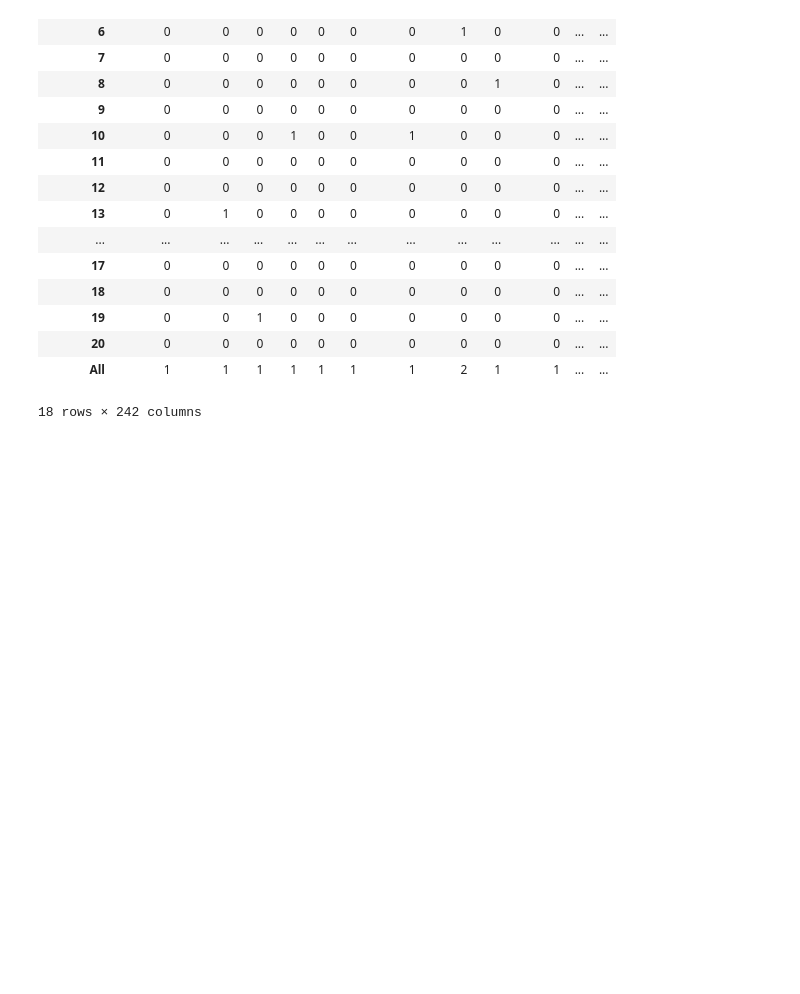
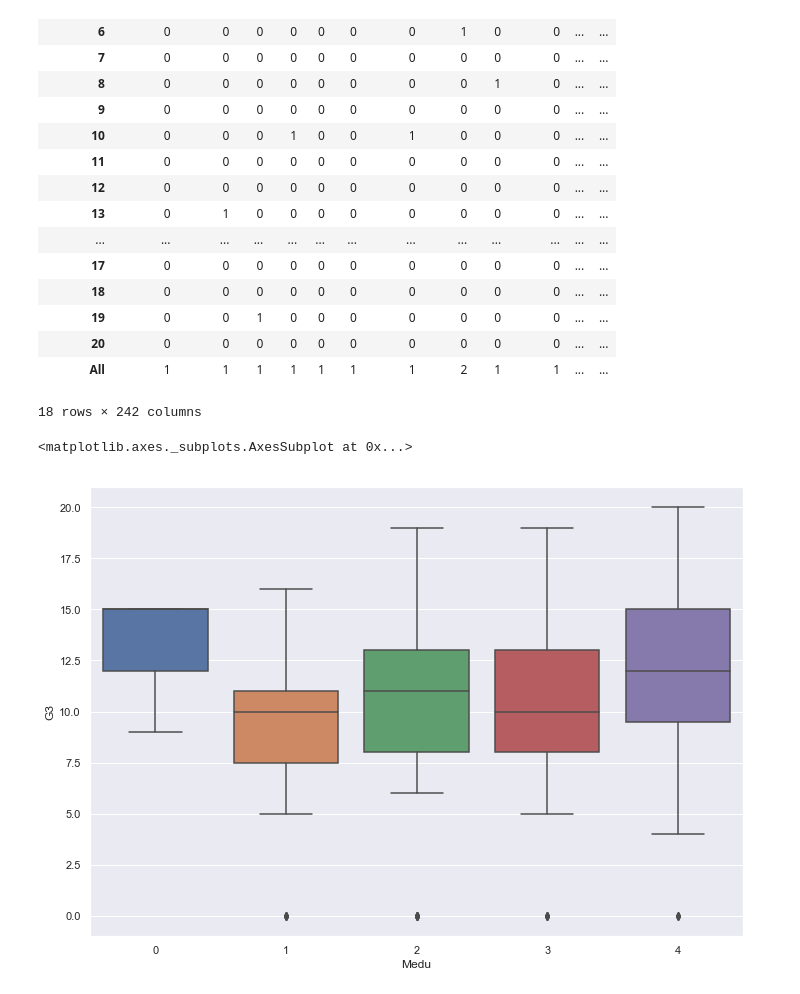
Before and after one commit to darcelvictor/dataViz, a Jupyter notebook: Untitled1.ipynb, the cells around one changed output. Cells and saved outputs as stored; diff of their text form; code cells hidden in the pictures; blank space fills up the shorter version.

```diff
--- a/Untitled1.ipynb
+++ b/Untitled1.ipynb
@@ -188,3 +192,8 @@ cont_table
 | 20 | 0 | 0 | 0 | 0 | 0 | 0 | 0 | 0 | 0 | 0 | ... | ... |
 | All | 1 | 1 | 1 | 1 | 1 | 1 | 1 | 2 | 1 | 1 | ... | ... |
 18 rows × 242 columns
+# %%
+sb.boxplot(x='Medu',y='G3',data=df).set_title("Note a G3 en fontion ")
+# %% [output]
+<matplotlib.axes._subplots.AxesSubplot at 0x...>
+[figure, added]
```
Also changed, not shown: parts of 2 cells of this notebook.
